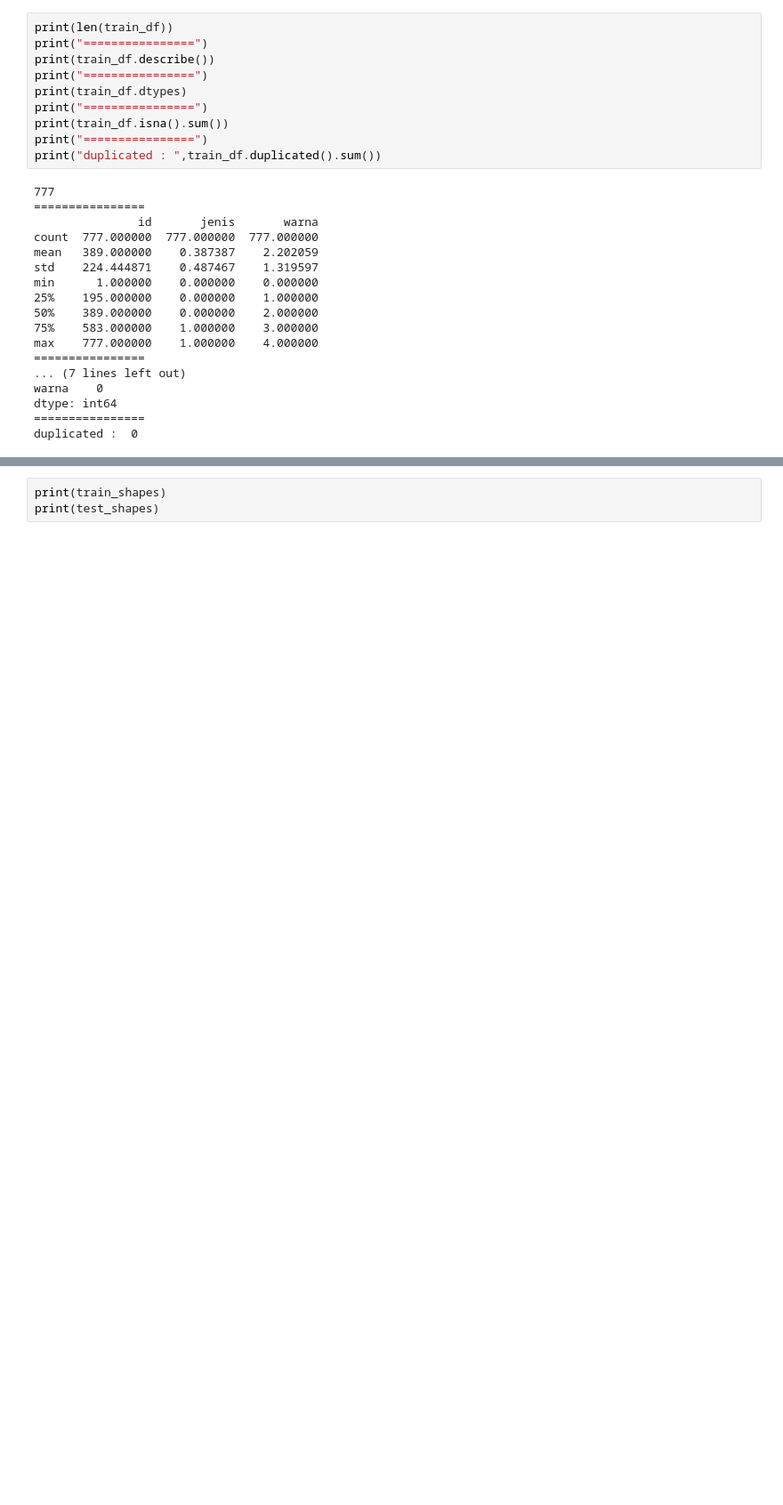
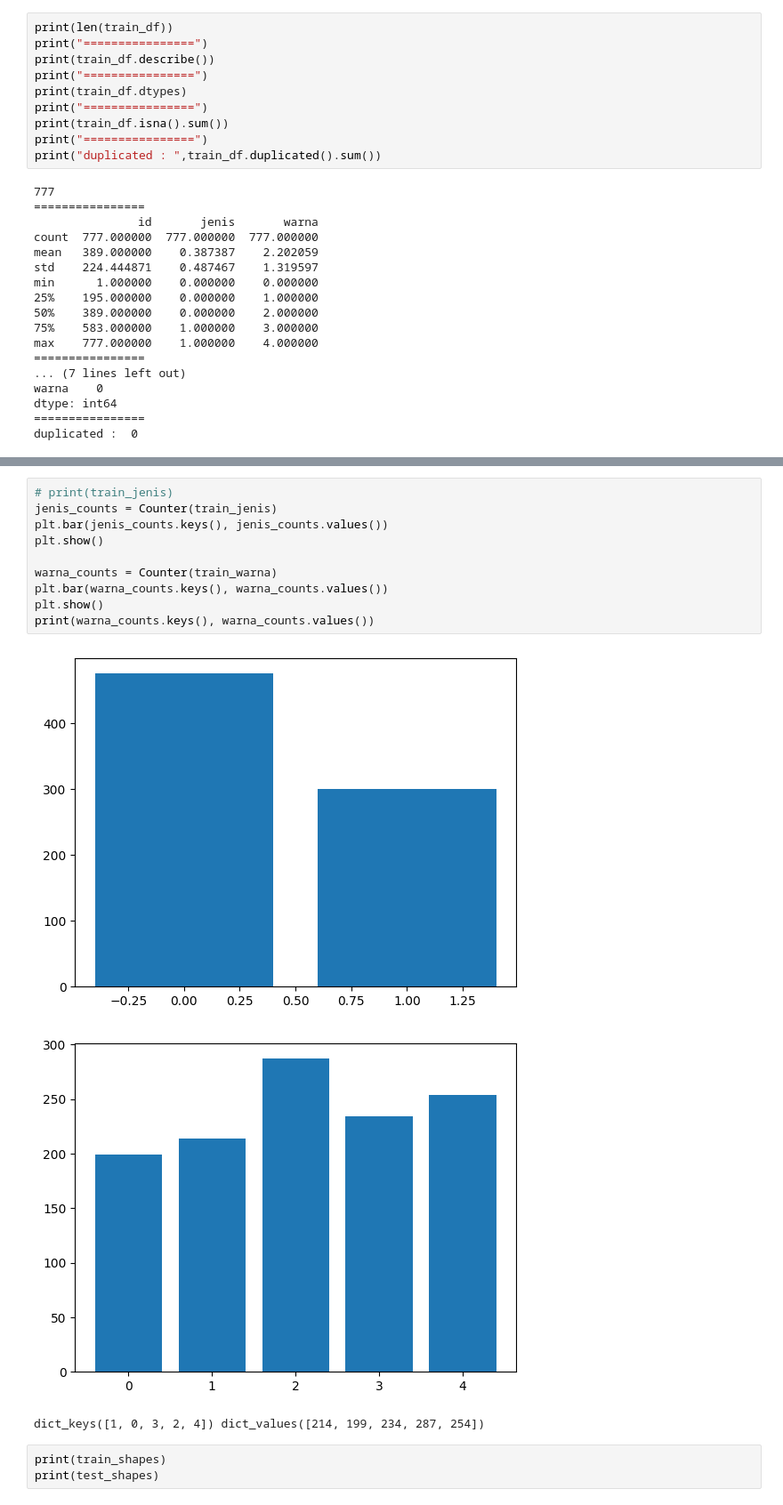
Before and after one commit to Kileorguy/Hology7, a Jupyter notebook: EDA.ipynb, the cells around one changed output, grey strips where cells are left out. Shown at 89% size. Drawn from its saved outputs; the diff is of its cells as text; blank space fills up the shorter version.

```diff
--- a/EDA.ipynb
+++ b/EDA.ipynb
@@ -209,3 +141,17 @@ Name: count, dtype: int64
+# %%
+# print(train_jenis)
+jenis_counts = Counter(train_jenis)
+plt.bar(jenis_counts.keys(), jenis_counts.values())
+plt.show()
+
+warna_counts = Counter(train_warna)
+plt.bar(warna_counts.keys(), warna_counts.values())
+plt.show()
+print(warna_counts.keys(), warna_counts.values())
+# %% [output]
+[figure, added]
+[figure, added]
+dict_keys([1, 0, 3, 2, 4]) dict_values([214, 199, 234, 287, 254])
 # %%
 print(train_shapes)
 print(test_shapes)
```
Also changed, not shown: parts of 9 cells of this notebook, 4 other files.
